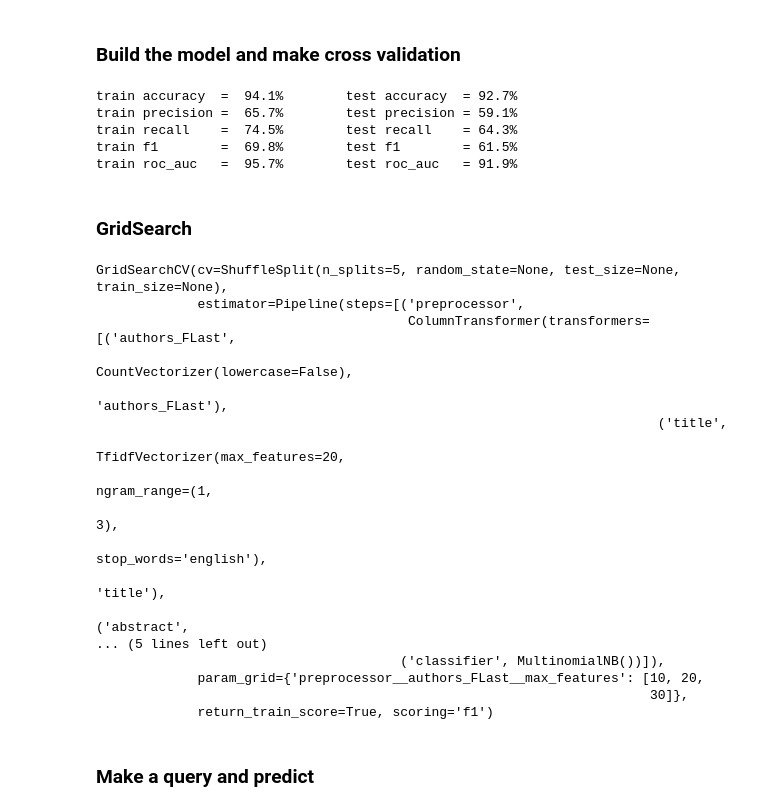
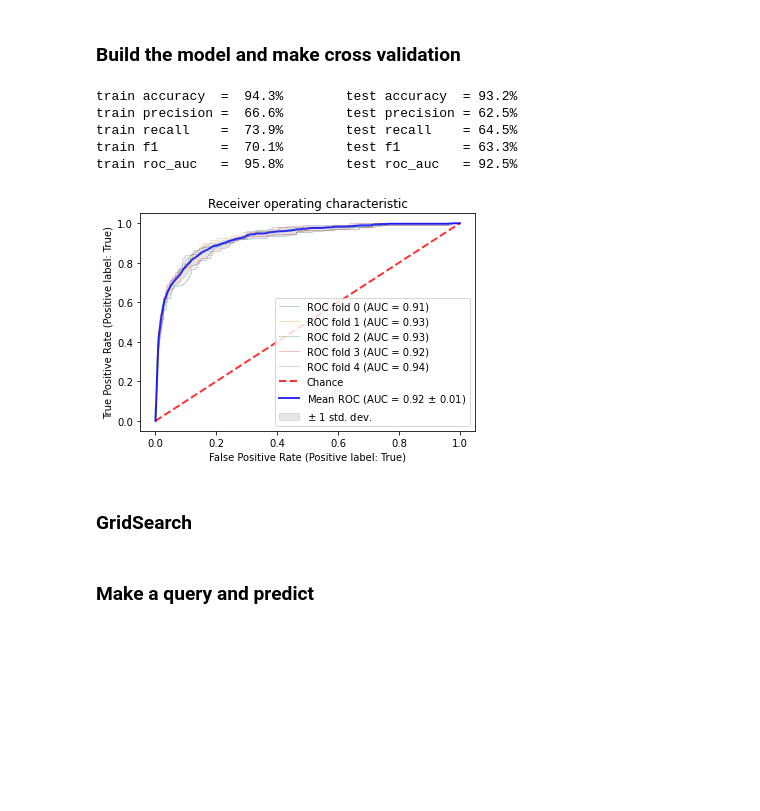
Before and after one commit to borosspeter/arXivRecoSys, a Jupyter notebook: arXivRecoSys.ipynb, the cells around one changed output. Cells and saved outputs as stored; diff of their text form; code cells hidden in the pictures; blank space fills up the shorter version.

Commit message:
add roc curve plotting, bugfix

```diff
--- a/arXivRecoSys.ipynb
+++ b/arXivRecoSys.ipynb
@@ -146,50 +186,51 @@ y = list(all_df['cited'])
 # %%
 authors_feature = 'authors_FLast'
 authors_transformer = CountVectorizer(lowercase=False, max_features=1000)
 
 title_feature = 'title'
 title_transformer = TfidfVectorizer(stop_words='english', ngram_range=(1,3), max_features=2000)
 
 abstract_feature = 'abstract'
 abstract_transformer = TfidfVectorizer(stop_words='english', ngram_range=(1,4), max_features=5000)
 
 preprocessor = ColumnTransformer(
     transformers=[
         ('authors_FLast', authors_transformer, authors_feature),
         ('title', title_transformer, title_feature),
         ('abstract', abstract_transformer, abstract_feature)
     ])
 
 classifier = Pipeline(steps=[('preprocessor', preprocessor),
-                             #('balancer', SMOTE()),
-                             ('classifier', MultinomialNB())])
+                             #('balancer', RandomOverSampler()),
+                             ('classifier', RandomForestClassifier())])
 
-scores = cross_validate(classifier, X, y, cv=StratifiedShuffleSplit(n_splits=5),
+cvsplitter = StratifiedShuffleSplit(n_splits=5,random_state=0)
+
+scores = cross_validate(classifier, X, y, cv=cvsplitter,
                         scoring=('accuracy', 'precision', 'recall' , 'f1', 'roc_auc'),
-                        return_train_score=True)
+                        return_train_score=True,
+                        return_estimator=True)
 
-print_score(scores, 'accuracy')
-print_score(scores, 'precision')
-print_score(scores, 'recall')
-print_score(scores, 'f1')
-print_score(scores, 'roc_auc')
+[print_score(scores, score) for score in ['accuracy','precision','recall','f1','roc_auc']]
+roc_curve_cv_plot(X, y, cvsplitter, scores['estimator'])
 # %% [output]
-train accuracy  =  94.1%        test accuracy  = 92.7%
-train precision =  65.7%        test precision = 59.1%
-train recall    =  74.5%        test recall    = 64.3%
-train f1        =  69.8%        test f1        = 61.5%
-train roc_auc   =  95.7%        test roc_auc   = 91.9%
+train accuracy  =  94.3%        test accuracy  = 93.2%
+train precision =  66.6%        test precision = 62.5%
+train recall    =  73.9%        test recall    = 64.5%
+train f1        =  70.1%        test f1        = 63.3%
+train roc_auc   =  95.8%        test roc_auc   = 92.5%
+[figure, added]
 # %% [markdown]
 ### GridSearch
 # %%
 authors_feature = 'authors_FLast'
-authors_transformer = CountVectorizer(lowercase=False)
+authors_transformer = CountVectorizer(lowercase=False, max_features=1000)
 
 title_feature = 'title'
-title_transformer = TfidfVectorizer(stop_words='english', ngram_range=(1,3), max_features=20)
+title_transformer = TfidfVectorizer(stop_words='english', ngram_range=(1,3), max_features=2000)
 
 abstract_feature = 'abstract'
-abstract_transformer = TfidfVectorizer(stop_words='english', ngram_range=(1,3), max_features=50)
+abstract_transformer = TfidfVectorizer(stop_words='english', ngram_range=(1,3), max_features=5000)
 
 preprocessor = ColumnTransformer(
     transformers=[
@@ -198,7 +239,7 @@ preprocessor = ColumnTransformer(
         ('abstract', abstract_transformer, abstract_feature)
     ])
 
-param_grids = {'preprocessor__authors_FLast__max_features':[10,20,30]}
+param_grids = {}
 
 classifier = Pipeline(steps=[('preprocessor', preprocessor),
                             #('balancer', RandomOverSampler()),
@@ -209,24 +250,6 @@ gridsearch = GridSearchCV(classifier, param_grids, cv=ShuffleSplit(n_splits=5),
                           return_train_score=True)
 
 gridsearch.fit(X,y)
-# %% [output]
-GridSearchCV(cv=ShuffleSplit(n_splits=5, random_state=None, test_size=None, train_size=None),
-             estimator=Pipeline(steps=[('preprocessor',
-                                        ColumnTransformer(transformers=[('authors_FLast',
-                                                                         CountVectorizer(lowercase=False),
-                                                                         'authors_FLast'),
-                                                                        ('title',
-                                                                         TfidfVectorizer(max_features=20,
-                                                                                         ngram_range=(1,
-                                                                                                      3),
-                                                                                         stop_words='english'),
-                                                                         'title'),
-                                                                        ('abstract',
-... (5 lines left out)
-                                       ('classifier', MultinomialNB())]),
-             param_grid={'preprocessor__authors_FLast__max_features': [10, 20,
-                                                                       30]},
-             return_train_score=True, scoring='f1')
 # %%
 classifier.fit(X, y);
 
```
Also changed, not shown: parts of 4 cells of this notebook, 2 other files.
